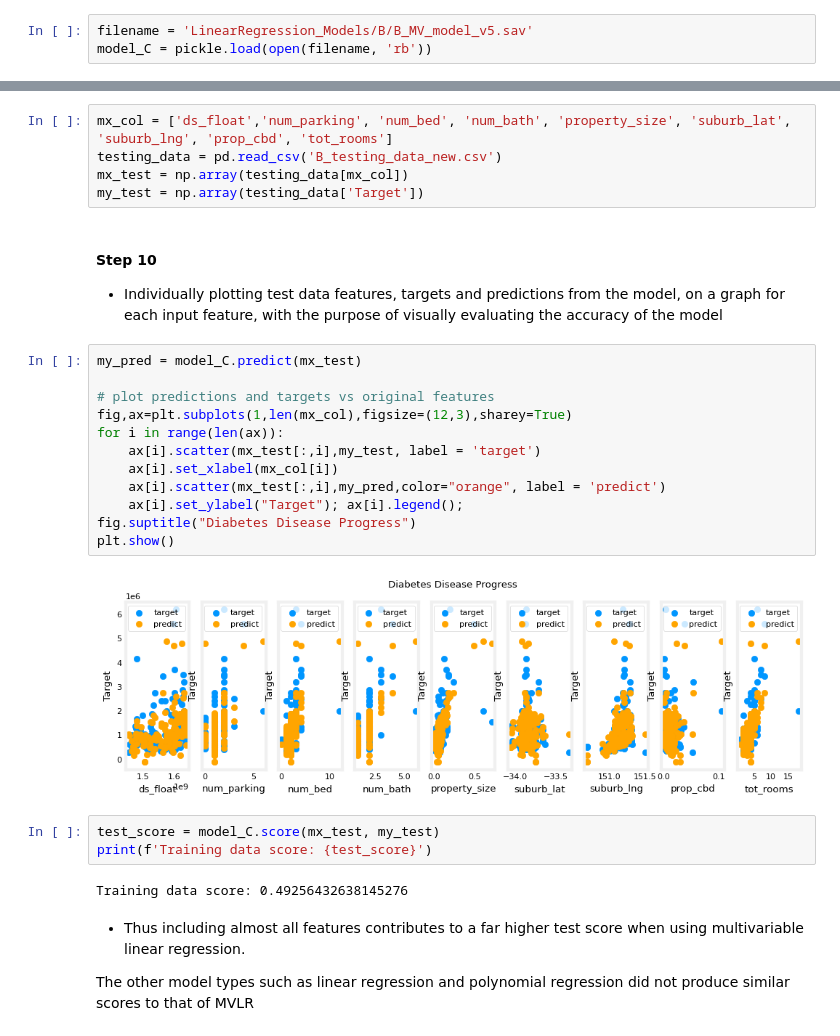
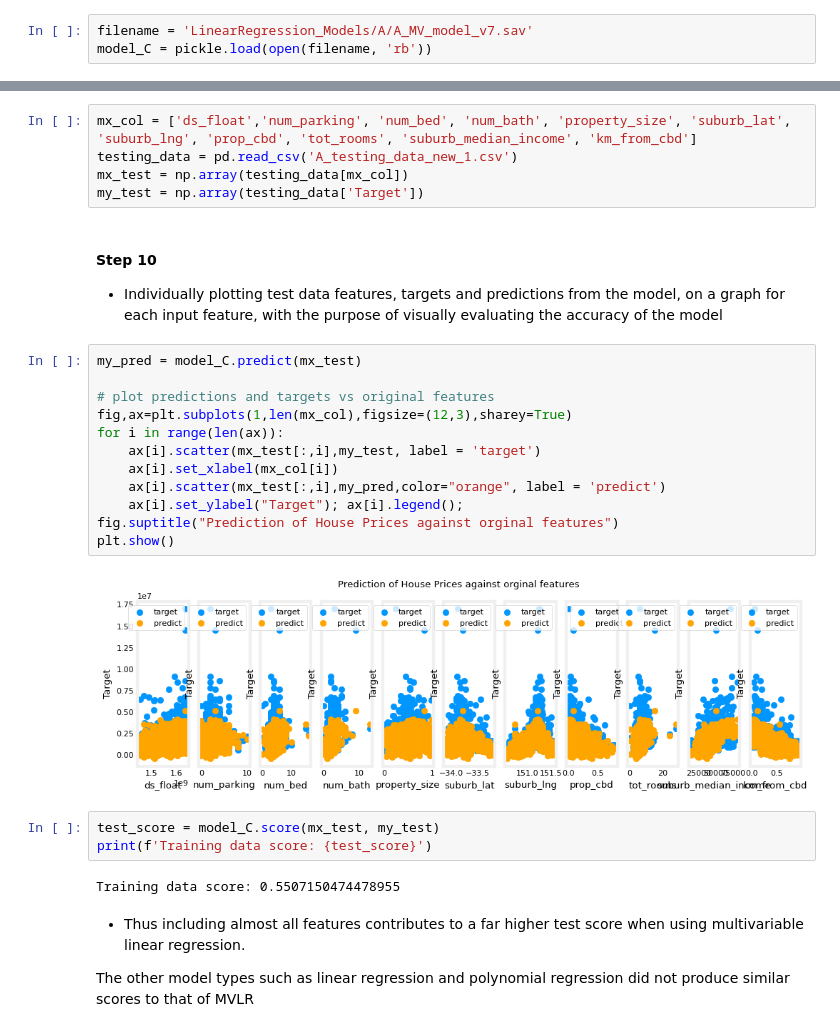
Before and after one commit to TempeHS/2025SE-HarryCTask2, a Jupyter notebook: Model_Testing_and_Validation/Model_Evaluation.ipynb, the cells around one changed output, grey strips where cells are left out. Drawn from its saved outputs; the diff is of its cells as text.

Commit message:
Model Deployment

```diff
--- a/Model_Testing_and_Validation/Model_Evaluation.ipynb
+++ b/Model_Testing_and_Validation/Model_Evaluation.ipynb
@@ -99,5 +97,5 @@ The cost or average loss of this model is 34352.84711653814
 
 Loading the multi-variable linear regression model for testing
 # %%
-filename = 'LinearRegression_Models/B/B_MV_model_v5.sav'
+filename = 'LinearRegression_Models/A/A_MV_model_v7.sav'
 model_C = pickle.load(open(filename, 'rb'))
@@ -107,8 +102,8 @@ https://scikit-learn.org/stable/model_persistence.html#security-maintainability-
 # %% [markdown]
 Opening and parsing the test data CSV file, with the specific input features collected
 # %%
-mx_col = ['ds_float','num_parking', 'num_bed', 'num_bath', 'property_size', 'suburb_lat', 'suburb_lng', 'prop_cbd', 'tot_rooms']
-testing_data = pd.read_csv('B_testing_data_new.csv')
+mx_col = ['ds_float','num_parking', 'num_bed', 'num_bath', 'property_size', 'suburb_lat', 'suburb_lng', 'prop_cbd', 'tot_rooms', 'suburb_median_income', 'km_from_cbd']
+testing_data = pd.read_csv('A_testing_data_new_1.csv')
 mx_test = np.array(testing_data[mx_col])
 my_test = np.array(testing_data['Target'])
 # %% [markdown]
@@ -118,22 +113,22 @@ my_test = np.array(testing_data['Target'])
 # %%
 my_pred = model_C.predict(mx_test)
 
 # plot predictions and targets vs original features
 fig,ax=plt.subplots(1,len(mx_col),figsize=(12,3),sharey=True)
 for i in range(len(ax)):
     ax[i].scatter(mx_test[:,i],my_test, label = 'target')
     ax[i].set_xlabel(mx_col[i])
     ax[i].scatter(mx_test[:,i],my_pred,color="orange", label = 'predict')
     ax[i].set_ylabel("Target"); ax[i].legend();
-fig.suptitle("Diabetes Disease Progress")
+fig.suptitle("Prediction of House Prices against orginal features")
 plt.show()
 # %% [output]
-[figure, old version]
+[figure, new version]
 # %%
 test_score = model_C.score(mx_test, my_test)
 print(f'Training data score: {test_score}')
 # %% [output]
-Training data score: 0.49256432638145276
+Training data score: 0.5507150474478955
 # %% [markdown]
 - Thus including almost all features contributes to a far higher test score when using multivariable linear regression.
 
```
Also changed, not shown: parts of 4 cells of this notebook, 22 other files.
